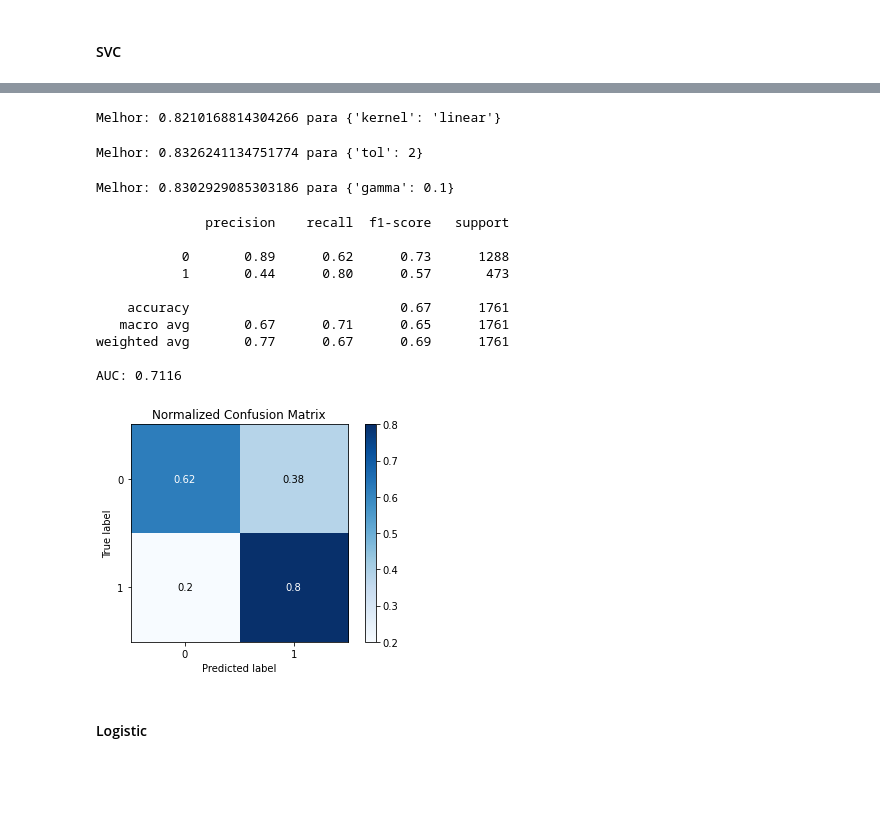
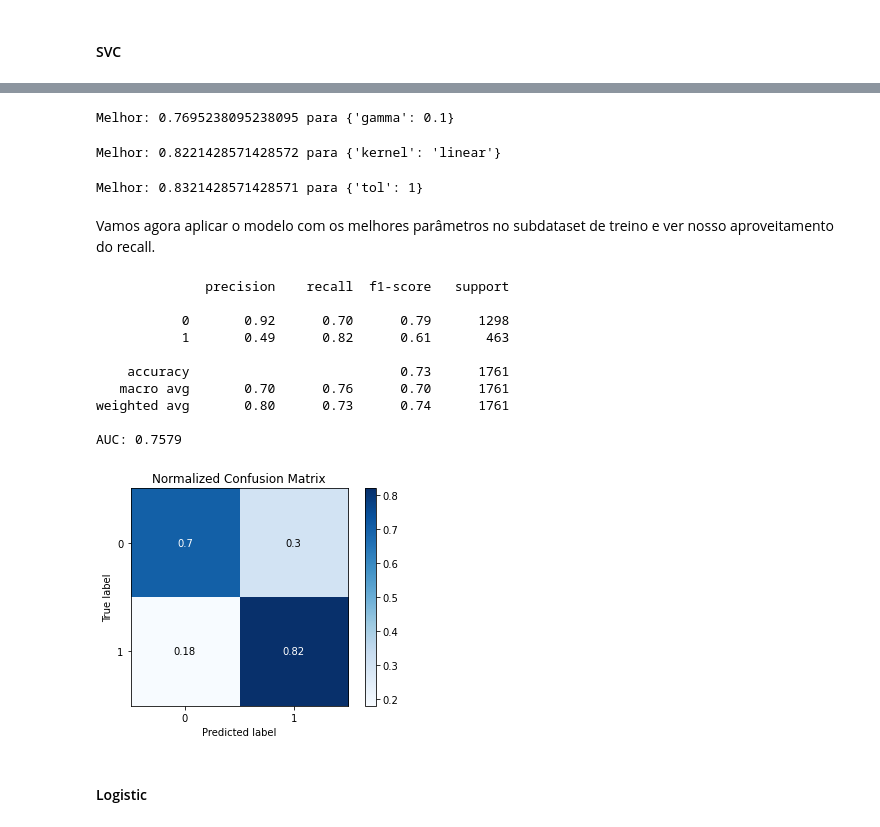
Before and after one commit to ViniciusMangueira/Data_Science, a Jupyter notebook: Churn_Prediction.ipynb, the cells around one changed output, grey strips where cells are left out. Cells and saved outputs as stored; diff of their text form; code cells hidden in the pictures; blank space fills up the shorter version.

```diff
--- a/Churn_Prediction.ipynb
+++ b/Churn_Prediction.ipynb
@@ -513,18 +448,0 @@ Melhor: 0.849390670262711 para {'learning_rate': 0.001}
-# %%
-# modelo final
-lgbm = LGBMClassifier(random_state=0, learning_rate=0.001, boosting_type='gbdt', sub_feature=0.5, num_leaves=16)
-lgbm.fit(X_train_rus, y_train_rus)
-
-# fazer a previsão
-X_test = scaler.transform(X_test)
-y_pred = lgbm.predict(X_test)
-
-# Classification Report
-print(classification_report(y_test, y_pred))
-
-# imprimir a área sob a curva
-print("AUC: {:.4f}\n".format(roc_auc_score(y_test, y_pred)))
-
-# plotar matriz de confusão
-plot_confusion_matrix(y_test, y_pred, normalize=True)
-plt.show()
@@ -545,5 +457,21 @@ AUC: 0.7703
+# %%
+svc = SVC(random_state=0)
+
+param_grid = {
+ 'gamma':[i/10.0 for i in range(0,10)]
+}
+
+# identificar melhor parâmetro
+kfold = StratifiedKFold(n_splits=10, shuffle=True)
+grid_search = GridSearchCV(svc, param_grid, scoring="recall", n_jobs=-1, cv=kfold)
+grid_result = grid_search.fit(X_train_rus, y_train_rus)
+
+# ver resultados
+print("Melhor: {} para {}".format(grid_result.best_score_, grid_result.best_params_))
+# %% [output]
+Melhor: 0.7695238095238095 para {'gamma': 0.1}
 # %%
-svc = SVC(random_state=0)
+svc = SVC(gamma=0.1, random_state=0)
 
 param_grid = {
  'kernel':['linear', 'poly', 'rbf', 'sigmoid']
@@ -557,9 +485,9 @@ grid_result = grid_search.fit(X_train_rus, y_train_rus)
 # ver resultados
 print("Melhor: {} para {}".format(grid_result.best_score_, grid_result.best_params_))
 # %% [output]
-Melhor: 0.8210168814304266 para {'kernel': 'linear'}
+Melhor: 0.8221428571428572 para {'kernel': 'linear'}
 # %%
-svc = SVC(random_state=0, kernel='linear')
+svc = SVC(random_state=0, gamma=0.1, kernel='linear')
 
 param_grid = {
  'tol':[0.001, 0.01, 0.1, 1, 2]
@@ -573,52 +501,38 @@ grid_result = grid_search.fit(X_train_rus, y_train_rus)
 # ver resultados
 print("Melhor: {} para {}".format(grid_result.best_score_, grid_result.best_params_))
 # %% [output]
-Melhor: 0.8326241134751774 para {'tol': 2}
+Melhor: 0.8321428571428571 para {'tol': 1}
-# %%
-svc = SVC(random_state=0, kernel='linear', tol=2)
-
-param_grid = {
- 'gamma':[i/10.0 for i in range(1,10)]
-}
-
-# identificar melhor parâmetro
-kfold = StratifiedKFold(n_splits=10, shuffle=True)
-grid_search = GridSearchCV(svc, param_grid, scoring="recall", n_jobs=-1, cv=kfold)
-grid_result = grid_search.fit(X_train_rus, y_train_rus)
-
-# ver resultados
-print("Melhor: {} para {}".format(grid_result.best_score_, grid_result.best_params_))
-# %% [output]
-Melhor: 0.8302929085303186 para {'gamma': 0.1}
+# %% [markdown]
+Vamos agora aplicar o modelo com os melhores parâmetros no subdataset de treino e ver nosso aproveitamento do recall.
 # %%
 # modelo final
-svc = SVC(random_state=0, kernel='linear', tol=2, C=1, gamma=0.1)
+svc = SVC(random_state=0, kernel='linear', tol=1, C=1, gamma=0.1)
 svc.fit(X_train_rus, y_train_rus)
 
 # fazer a previsão
 X_test = scaler.transform(X_test)
 y_pred = svc.predict(X_test)
 
 # Classification Report
 print(classification_report(y_test, y_pred))
 
 # imprimir a área sob a curva
 print("AUC: {:.4f}\n".format(roc_auc_score(y_test, y_pred)))
 
 # plotar matriz de confusão
 plot_confusion_matrix(y_test, y_pred, normalize=True)
 plt.show()
 # %% [output]
               precision    recall  f1-score   support
 
-           0       0.89      0.62      0.73      1288
-           1       0.44      0.80      0.57       473
+           0       0.92      0.70      0.79      1298
+           1       0.49      0.82      0.61       463
 
-    accuracy                           0.67      1761
-   macro avg       0.67      0.71      0.65      1761
-weighted avg       0.77      0.67      0.69      1761
+    accuracy                           0.73      1761
+   macro avg       0.70      0.76      0.70      1761
+weighted avg       0.80      0.73      0.74      1761
 
-AUC: 0.7116
+AUC: 0.7579
-[figure, old version]
+[figure, new version]
 # %% [markdown]
 #### Logistic
```
Also changed, not shown: parts of 26 cells of this notebook.
